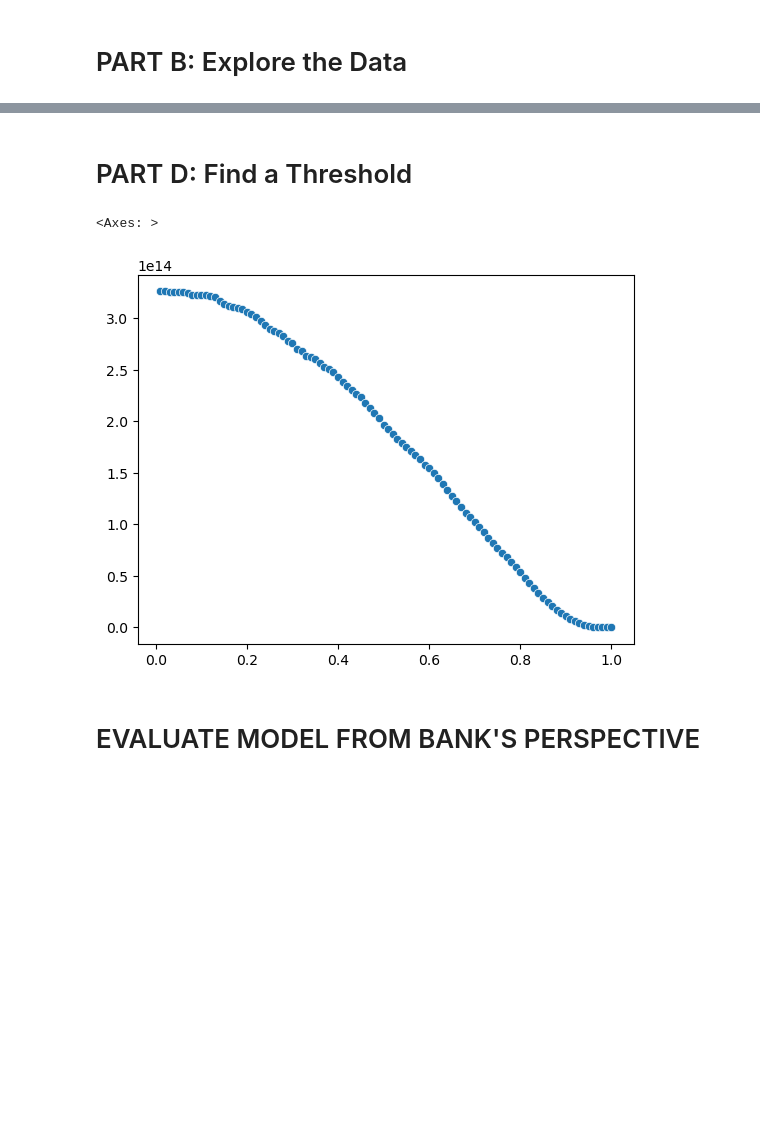
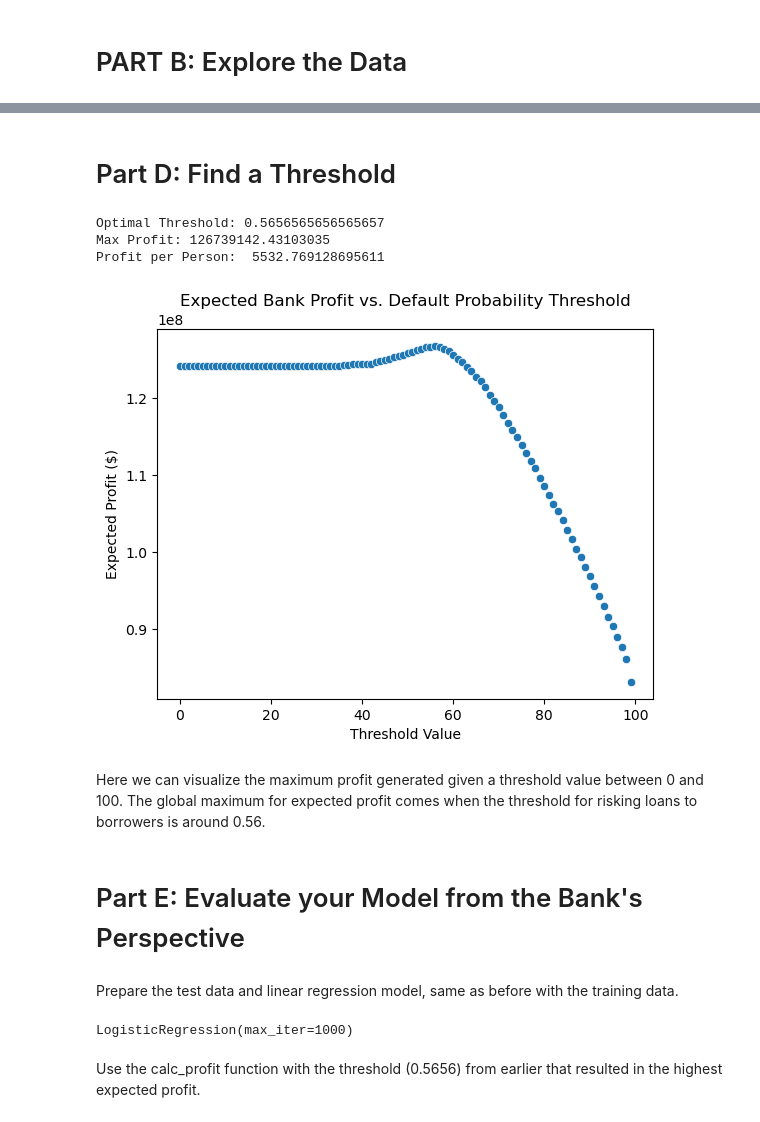
Before and after one commit to lucasf46/lucasf46.github.io, a Jupyter notebook: posts/BlogPost2/BlogPost2-2.ipynb, the cells around one changed output, grey strips where cells are left out. Cells and saved outputs as stored; diff of their text form; code cells hidden in the pictures; blank space fills up the shorter version.

```diff
--- a/posts/BlogPost2/BlogPost2-2.ipynb
+++ b/posts/BlogPost2/BlogPost2-2.ipynb
@@ -261,0 +143,5 @@ for threshold in thresholds:
+# %%
+Features = X_train.columns
+LR = LogisticRegression(max_iter = 1000)
+LR.fit(X_train[Features], y_train)
+coef = LR.coef_
@@ -262,14 +164,64 @@ for threshold in thresholds:
 # %% [markdown]
-# PART D: Find a Threshold
+# Part D: Find a Threshold
-# %%
-import seaborn as sns
-
-sns.scatterplot(x= thresholds, y= total_profits)
-# %% [output]
-<Axes: >
-[figure, removed]
-# %% [markdown]
-# EVALUATE MODEL FROM BANK'S PERSPECTIVE
+# %%
+def calc_profit(df, y, threshold):
+    # Create temporary dataframe to store results
+    #temp_df = df.copy()
+    temp_df = df
+    # Default Unlikely is if the person's probability is greater than the threshold
+    temp_df["Default Unlikely"] = (temp_df["Default Prob"] > threshold).astype(int)
+    # Correct Assumption is if the bank gives them a loan and they don't default
+    temp_df["Correct Assumption"] = (temp_df["Default Unlikely"] == y).astype(int)
+    # ASK ABOUT THIS
+    temp_df["Total Profit"] = temp_df["Correct Assumption"] * temp_df["Repay Profit"] - (1 - temp_df["Correct Assumption"]) * temp_df["Default Profit"]
+    # Return total profit for this threshold
+    return temp_df["Total Profit"].sum()
+
+# Iterating through threshold values
+thresholds = np.linspace(0, 1, 100)
+
+max_profit = 0
+#max_profit = float('-inf')
+
+optimal_threshold = 0
+
+for threshold in thresholds:
+    total_profit = calc_profit(X_train, y_train, threshold)
+    total_profits.append(total_profit)
+    # Update max_profit and optimal_threshold if total_profit is higher
+    if total_profit > max_profit:
+        max_profit = total_profit
+        optimal_threshold = threshold
+
+
+print("Optimal Threshold:", optimal_threshold)
+print("Max Profit:", max_profit)
+print("Profit per Person: ", max_profit / len(X_train))
+# %% [output]
+Optimal Threshold: 0.5656565656565657
+Max Profit: 126739142.43103035
+Profit per Person:  5532.769128695611
+# %%
+sns.scatterplot(data=total_profits)
+plt.xlabel("Threshold Value")
+plt.ylabel("Expected Profit ($)")
+plt.title("Expected Bank Profit vs. Default Probability Threshold")
+plt.show()
+# %% [output]
+[figure, added]
+# %% [markdown]
+Here we can visualize the maximum profit generated given a threshold value between 0 and 100. The global maximum for expected profit comes when the threshold for risking loans to borrowers is around 0.56.
+# %% [markdown]
+# Part E: Evaluate your Model from the Bank's Perspective
 # %%
 url = "https://raw.githubusercontent.com/PhilChodrow/ml-notes/main/data/credit-risk/test.csv"
 df_test = pd.read_csv(url)
+# %% [markdown]
+Prepare the test data and linear regression model, same as before with the training data.
+# %%
+X_test, y_test = prepare_data(df_test)
+TestFeatures = X_test.columns
+LRE = LogisticRegression(max_iter = 1000)
+LRE.fit(X_test[TestFeatures], y_test)
+# %% [output]
+LogisticRegression(max_iter=1000)
@@ -275,0 +262,2 @@ df_test = pd.read_csv(url)
+# %% [markdown]
+Use the calc_profit function with the threshold (0.5656) from earlier that resulted in the highest expected profit.
```
Also changed, not shown: parts of 37 cells of this notebook, 40 other files.
